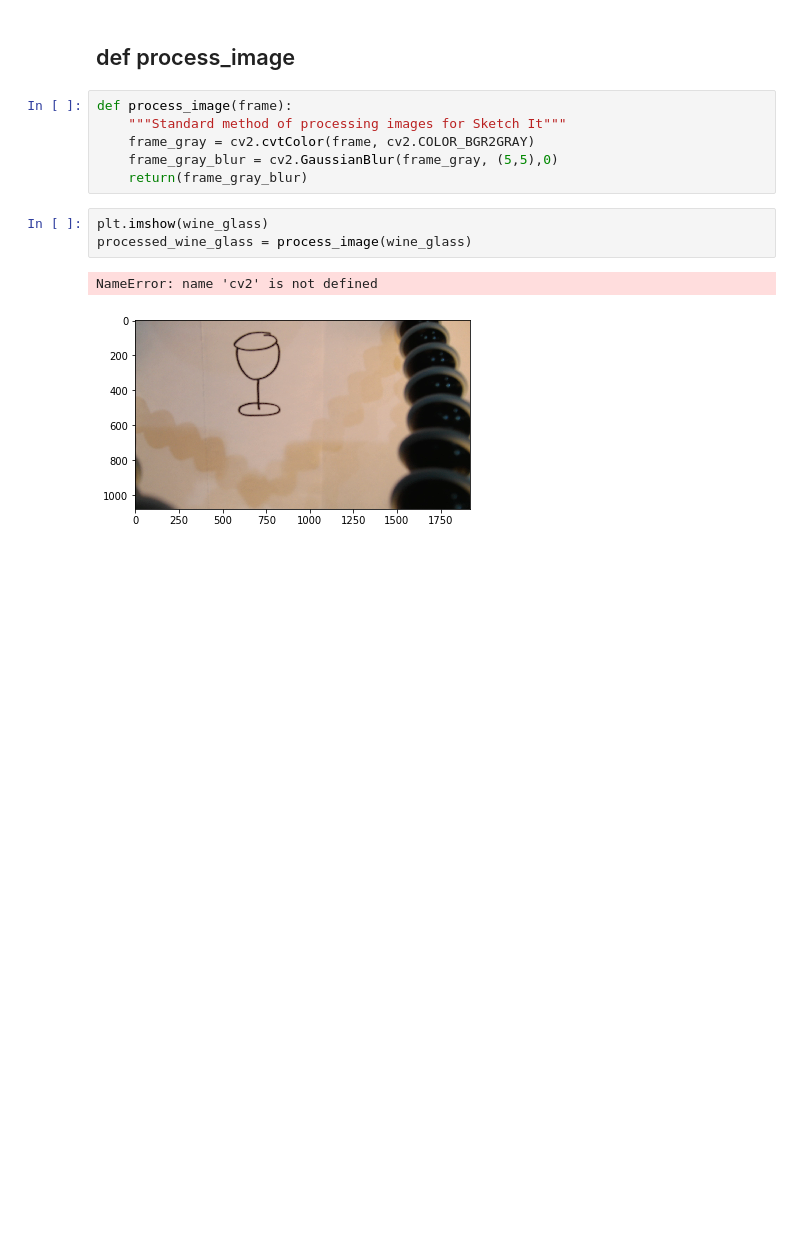
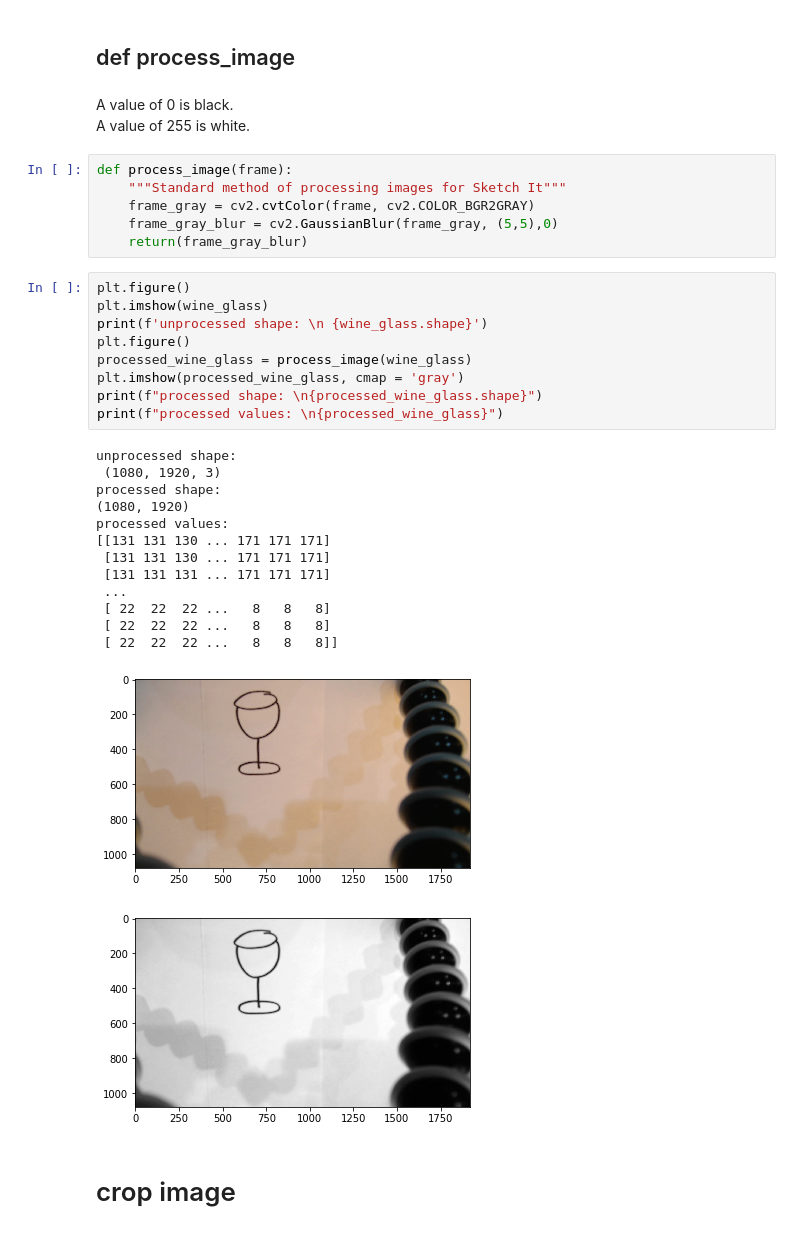
Before and after one commit to JohnHuangDS/Sketch-It, a Jupyter notebook: Image_Processing/Image Processing Notes.ipynb, the cells around one changed output. Cells and saved outputs as stored; diff of their text form; blank space fills up the shorter version.

```diff
--- a/Image_Processing/Image Processing Notes.ipynb
+++ b/Image_Processing/Image Processing Notes.ipynb
@@ -10,15 +8,38 @@ background = np.load("background.npy")
 wine_glass = np.load("wineglass.npy")
 # %% [markdown]
 ## def process_image
+# %% [markdown]
+A value of 0 is black.
+A value of 255 is white.
 # %%
 def process_image(frame):
     """Standard method of processing images for Sketch It"""
     frame_gray = cv2.cvtColor(frame, cv2.COLOR_BGR2GRAY)
     frame_gray_blur = cv2.GaussianBlur(frame_gray, (5,5),0)
     return(frame_gray_blur)
-# %%
-plt.imshow(wine_glass)
-processed_wine_glass = process_image(wine_glass)
-# %% [output]
-NameError: name 'cv2' is not defined
-[figure, removed]
+# %%
+plt.figure()
+plt.imshow(wine_glass)
+print(f'unprocessed shape: \n {wine_glass.shape}')
+plt.figure()
+processed_wine_glass = process_image(wine_glass)
+plt.imshow(processed_wine_glass, cmap = 'gray')
+print(f"processed shape: \n{processed_wine_glass.shape}")
+print(f"processed values: \n{processed_wine_glass}")
+# %% [output]
+unprocessed shape:
+ (1080, 1920, 3)
+processed shape:
+(1080, 1920)
+processed values:
+[[131 131 130 ... 171 171 171]
+ [131 131 130 ... 171 171 171]
+ [131 131 131 ... 171 171 171]
+ ...
+ [ 22  22  22 ...   8   8   8]
+ [ 22  22  22 ...   8   8   8]
+ [ 22  22  22 ...   8   8   8]]
+[figure, added]
+[figure, added]
+# %% [markdown]
+# crop image
```
Also changed, not shown: parts of 12 cells of this notebook, 11 other files.
